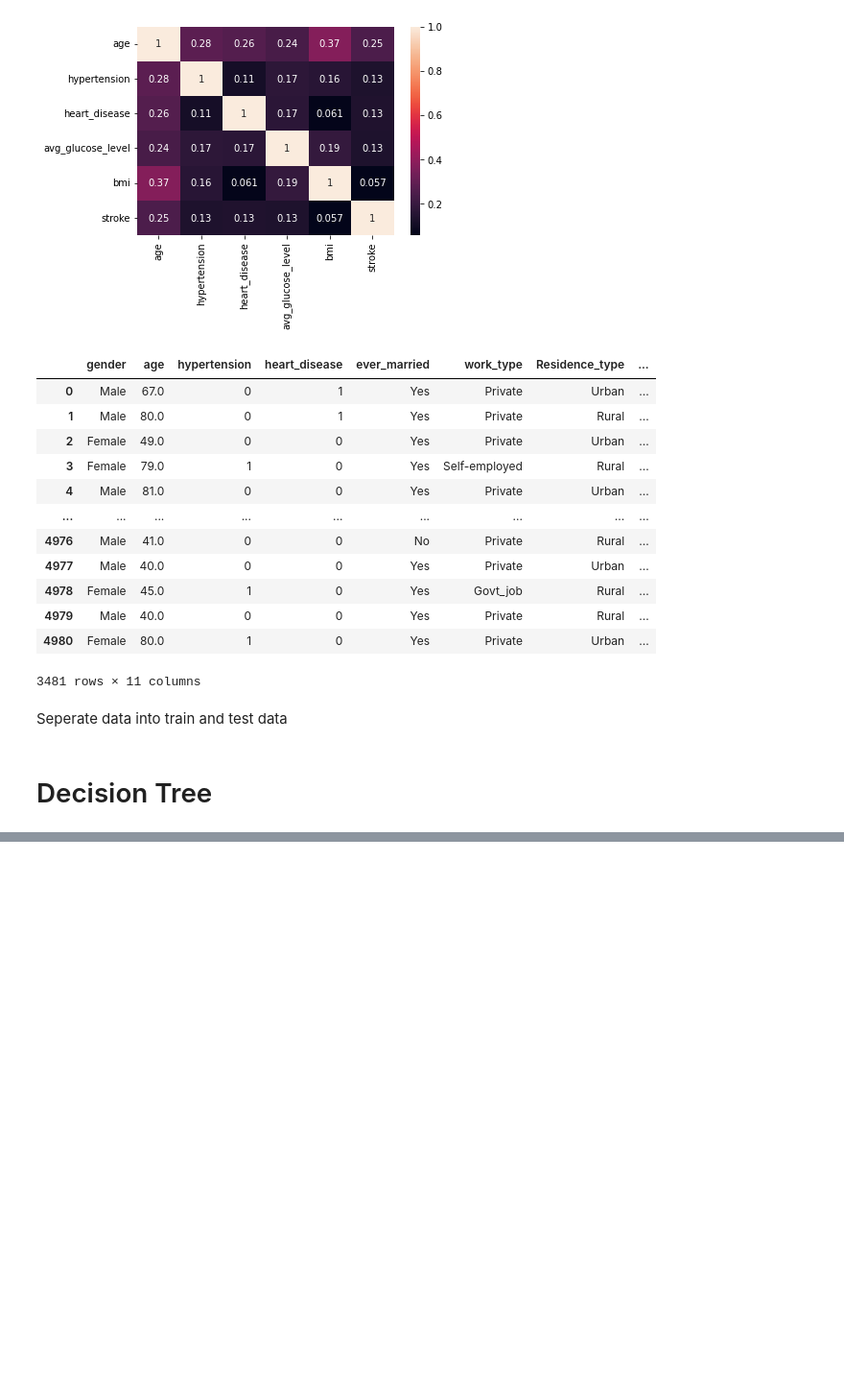
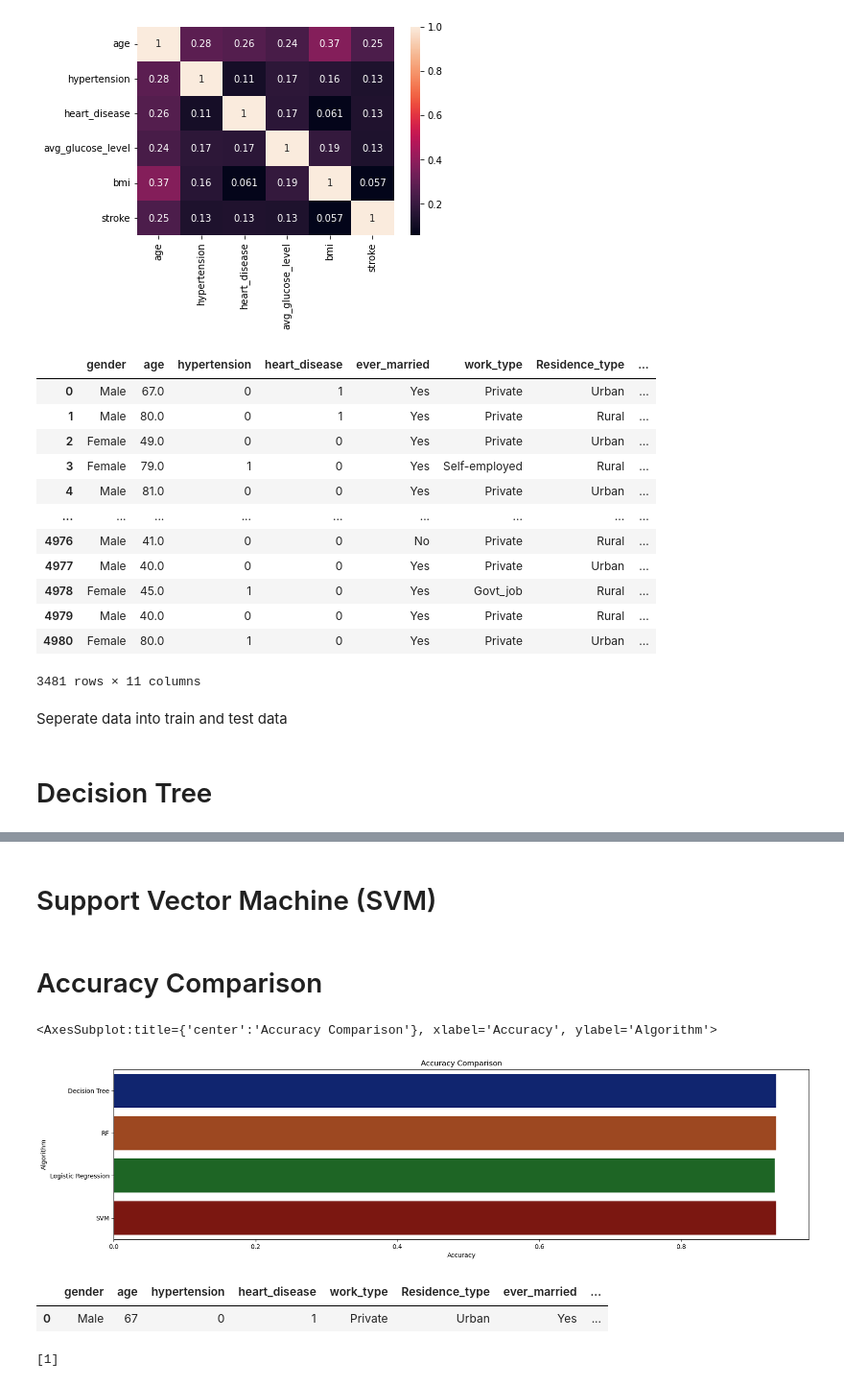
Before and after one commit to hoangtrungnguyen1010/stroke_prediction, a Jupyter notebook: Stroke prediction.ipynb, the cells around one changed output, grey strips where cells are left out. Shown at 96% size. Saved outputs shown, nothing was run; the diff lists cells and outputs as text; code cells hidden in the pictures; blank space fills up the shorter version.

Commit message:
add other algorithms

```diff
--- a/Stroke prediction.ipynb
+++ b/Stroke prediction.ipynb
@@ -131,0 +187,15 @@ weighted avg       1.00      1.00      1.00       697
+# %%
+from sklearn.linear_model import LogisticRegression
+
+LogReg = LogisticRegression(random_state=2)
+
+LogReg.fit(Xtrain,Ytrain)
+
+predicted_values = LogReg.predict(Xtest)
+
+x = metrics.accuracy_score(Ytest, predicted_values)
+acc.append(x)
+model.append('Logistic Regression')
+print("Logistic Regression's Accuracy is: ", x)
+
+print(classification_report(Ytest,predicted_values))
@@ -131,0 +206,20 @@ weighted avg       1.00      1.00      1.00       697
+# %% [markdown]
+# Support Vector Machine (SVM)
+# %%
+from sklearn.svm import SVC
+# data normalization with sklearn
+from sklearn.preprocessing import MaxAbsScaler
+# fit scaler on training data
+norm = MaxAbsScaler().fit(Xtrain)
+X_train_norm = norm.transform(Xtrain)
+# transform testing dataabs
+X_test_norm = norm.transform(Xtest)
+SVM = SVC(kernel='poly', degree=3, C=1)
+SVM.fit(X_train_norm,Ytrain)
+predicted_values = SVM.predict(X_test_norm)
+x = metrics.accuracy_score(Ytest, predicted_values)
+acc.append(x)
+model.append('SVM')
+print("SVM's Accuracy is: ", x)
+
+print(classification_report(Ytest,predicted_values))
@@ -131,0 +230,25 @@ weighted avg       1.00      1.00      1.00       697
+# %% [markdown]
+# Accuracy Comparison
+# %%
+plt.figure(figsize=[20,5],dpi = 100)
+plt.title('Accuracy Comparison')
+plt.xlabel('Accuracy')
+plt.ylabel('Algorithm')
+sns.barplot(x = acc,y = model,palette='dark')
+# %% [output]
+<AxesSubplot:title={'center':'Accuracy Comparison'}, xlabel='Accuracy', ylabel='Algorithm'>
+[figure, added]
+# %%
+data = {"gender":"Male", "age": 67, "hypertension": 0, "heart_disease": 1, "work_type": "Private", "Residence_type": "Urban", "ever_married": "Yes", "avg_glucose_level": 228.69, "bmi": 36.6, "smoking_status": "formerly smoked"}
+data = pd.DataFrame([data])
+data
+# %% [output]
+|  | gender | age | hypertension | heart_disease | work_type | Residence_type | ever_married | ... |
+| 0 | Male | 67 | 0 | 1 | Private | Urban | Yes | ... |
+# %%
+test = ohc.transform(data)
+
+prediction = RF.predict(test)
+print(prediction)
+# %% [output]
+[1]
```
Also changed, not shown: parts of 14 cells of this notebook.
